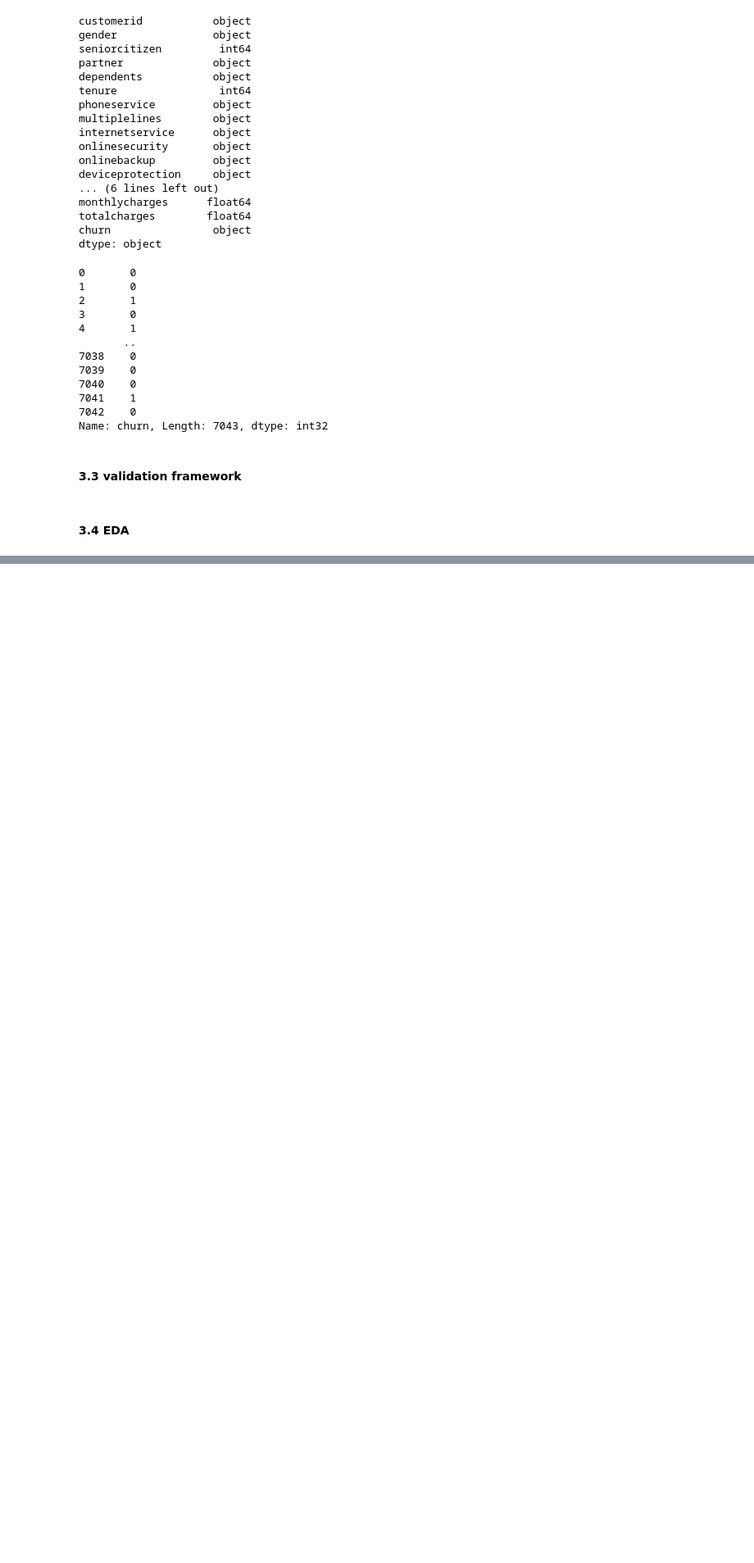
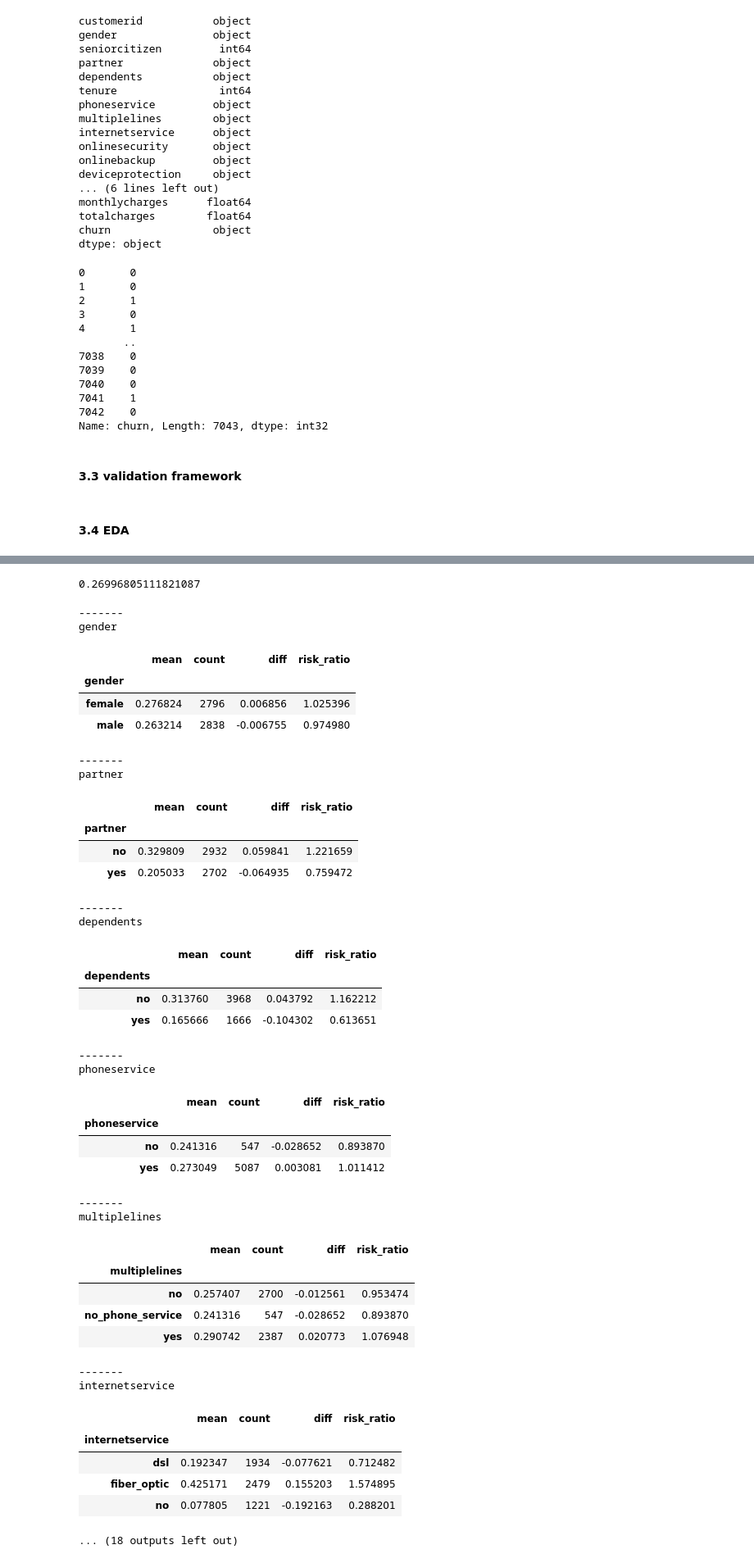
Before and after one commit to BestAnalystNA/machine-learning-zoomcamp, a Jupyter notebook: 03-classification/LiveCoding_14Oct2023.ipynb, the cells around one changed output, grey strips where cells are left out. Shown: that part at 82% size. Saved outputs shown, nothing was run; the diff lists cells and outputs as text; code cells hidden in the pictures; blank space fills up the shorter version.

```diff
--- a/03-classification/LiveCoding_14Oct2023.ipynb
+++ b/03-classification/LiveCoding_14Oct2023.ipynb
@@ -114,0 +230,58 @@ del df_test['churn']
+# %%
+global_churn = df_full_train.churn.mean()
+global_churn
+# %% [output]
+0.26996805111821087
+# %%
+listx = ['gender', 'partner', 'dependents', 'phoneservice',
+       'multiplelines', 'internetservice', 'onlinesecurity', 'onlinebackup',
+       'deviceprotection', 'techsupport', 'streamingtv', 'streamingmovies',
+       'contract', 'paperlessbilling', 'paymentmethod']
+
+for i in listx:
+    print('-------')
+    print(i)
+    df_grp = df_full_train.groupby(i).churn.agg(['mean','count'])
+    df_grp['diff'] = df_grp['mean']- global_churn
+    df_grp['risk_ratio'] = df_grp['mean']/global_churn
+    display(df_grp)
+# %% [output]
+-------
+gender
+|  | mean | count | diff | risk_ratio |
+| gender |  |  |  |  |
+| female | 0.276824 | 2796 | 0.006856 | 1.025396 |
+| male | 0.263214 | 2838 | -0.006755 | 0.974980 |
+-------
+partner
+|  | mean | count | diff | risk_ratio |
+| partner |  |  |  |  |
+| no | 0.329809 | 2932 | 0.059841 | 1.221659 |
+| yes | 0.205033 | 2702 | -0.064935 | 0.759472 |
+-------
+dependents
+|  | mean | count | diff | risk_ratio |
+| dependents |  |  |  |  |
+| no | 0.313760 | 3968 | 0.043792 | 1.162212 |
+| yes | 0.165666 | 1666 | -0.104302 | 0.613651 |
+-------
+phoneservice
+|  | mean | count | diff | risk_ratio |
+| phoneservice |  |  |  |  |
+| no | 0.241316 | 547 | -0.028652 | 0.893870 |
+| yes | 0.273049 | 5087 | 0.003081 | 1.011412 |
+-------
+multiplelines
+|  | mean | count | diff | risk_ratio |
+| multiplelines |  |  |  |  |
+| no | 0.257407 | 2700 | -0.012561 | 0.953474 |
+| no_phone_service | 0.241316 | 547 | -0.028652 | 0.893870 |
+| yes | 0.290742 | 2387 | 0.020773 | 1.076948 |
+-------
+internetservice
+|  | mean | count | diff | risk_ratio |
+| internetservice |  |  |  |  |
+| dsl | 0.192347 | 1934 | -0.077621 | 0.712482 |
+| fiber_optic | 0.425171 | 2479 | 0.155203 | 1.574895 |
+| no | 0.077805 | 1221 | -0.192163 | 0.288201 |
+... (18 outputs left out)
```
Also changed, not shown: parts of 17 cells of this notebook, 21 other files.
